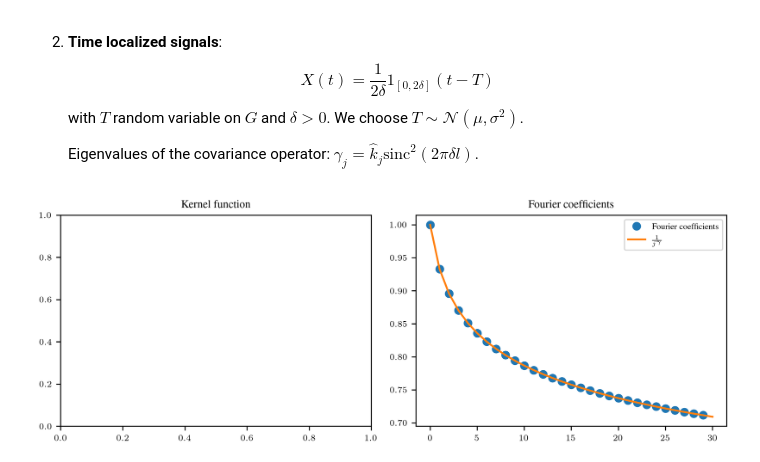
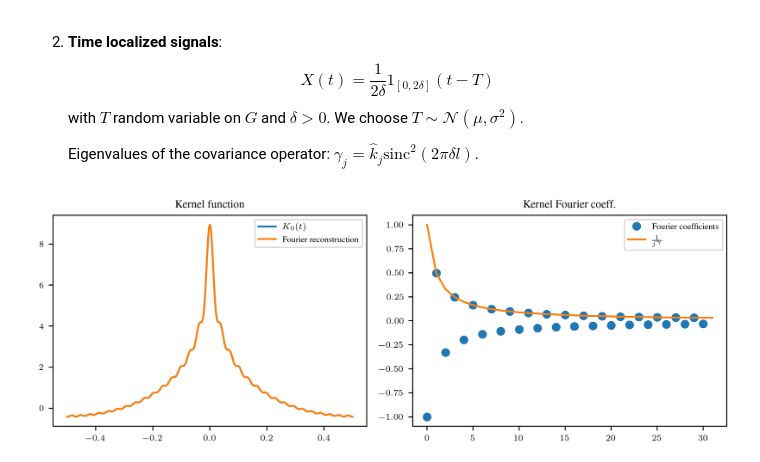
Before and after one commit to EmiliaMagnani/learnconv, a Jupyter notebook: circular_fourier.ipynb, the cells around one changed output. Cells and saved outputs as stored; diff of their text form; code cells hidden in the pictures.

```diff
--- a/circular_fourier.ipynb
+++ b/circular_fourier.ipynb
@@ -195 +228,16 @@ def Sobolev_fun(t):
+# %%
+fig,(ax1, ax2)  = plt.subplots(1,2,figsize=(8, 3))
+ax1.plot(t,kerfun_eval, label=r'$K_0(t)$')
+ax1.set_title('Kernel function')
+ax1.plot(t, np.fft.ifft(kernel_coeff*d), label='Fourier reconstruction')
+ax1.legend()
+
+ax2.plot(kernel_coeff[1:M+1], 'o', label='Fourier coefficients')
+aux_vec=np.arange(1,kernel_coeff.size+1, dtype=float)
+ax2.plot(aux_vec[:M+1]**(-gamma), label=r'$\frac{1}{j^\gamma}$')
+ax2.set_title('Kernel Fourier coeff.')
+ax2.legend()
+plt.tight_layout()
+# %% [output]
+[figure, added]
 # %%
@@ -200,14 +252,12 @@ for k in range(1,t.size):
 # %%
 
 #plot the kernel function and its fourier coefficients in two subplots
-fig,(ax1, ax2)  = plt.subplots(1,2,figsize=(8, 3))
-# ax1.plot(t,kernel_fun(t,gamma,M))
-ax1.set_title('Kernel function')
-ax2.plot(kernel_coeff[1:M+1], 'o', label='Fourier coefficients')
-aux_vec=np.arange(1,kernel_coeff.size+1, dtype=float)
-ax2.plot(aux_vec[:M+1]**(-gamma), label=r'$\frac{1}{j^\gamma}$')
-ax2.set_title('Fourier coefficients')
-ax2.legend()
-plt.tight_layout()
+# fig,(ax1, ax2)  = plt.subplots(1,2,figsize=(8, 3))
+# # ax1.plot(t,kernel_fun(t,gamma,M))
+# ax1.set_title('Kernel function')
+# ax2.plot(kernel_coeff[1:M+1], 'o', label='Fourier coefficients')
+# aux_vec=np.arange(1,kernel_coeff.size+1, dtype=float)
+# ax2.plot(aux_vec[:M+1]**(-gamma), label=r'$\frac{1}{j^\gamma}$')
+# ax2.set_title('Fourier coefficients')
+# ax2.legend()
+# plt.tight_layout()
-# %% [output]
-[figure, removed]
```
Also changed, not shown: parts of 23 cells of this notebook, 1 other file.
